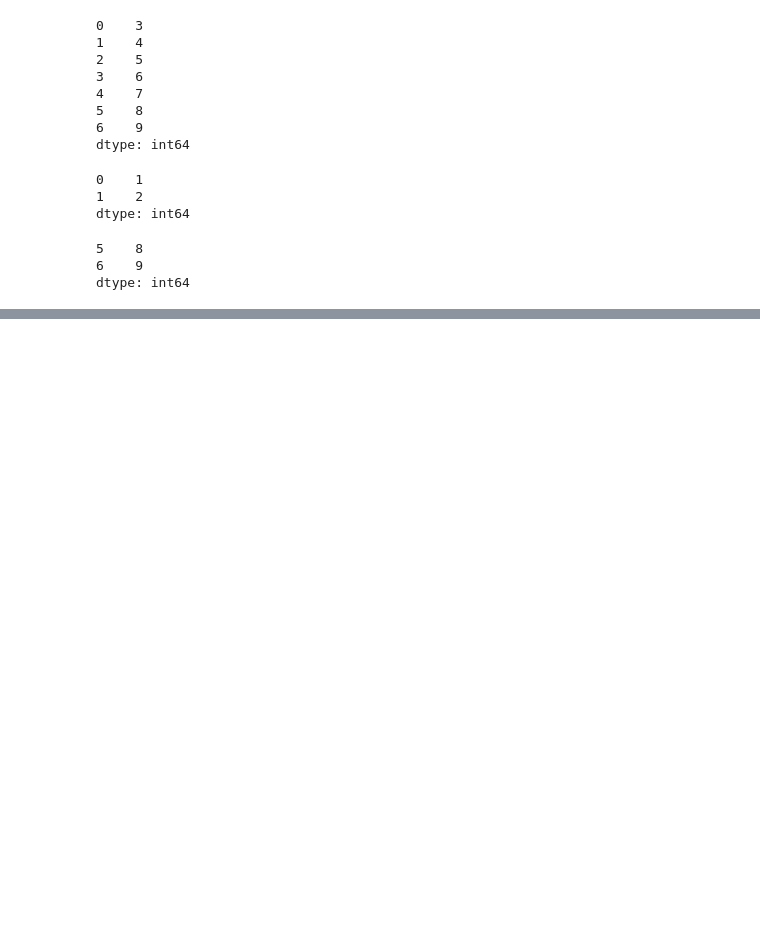
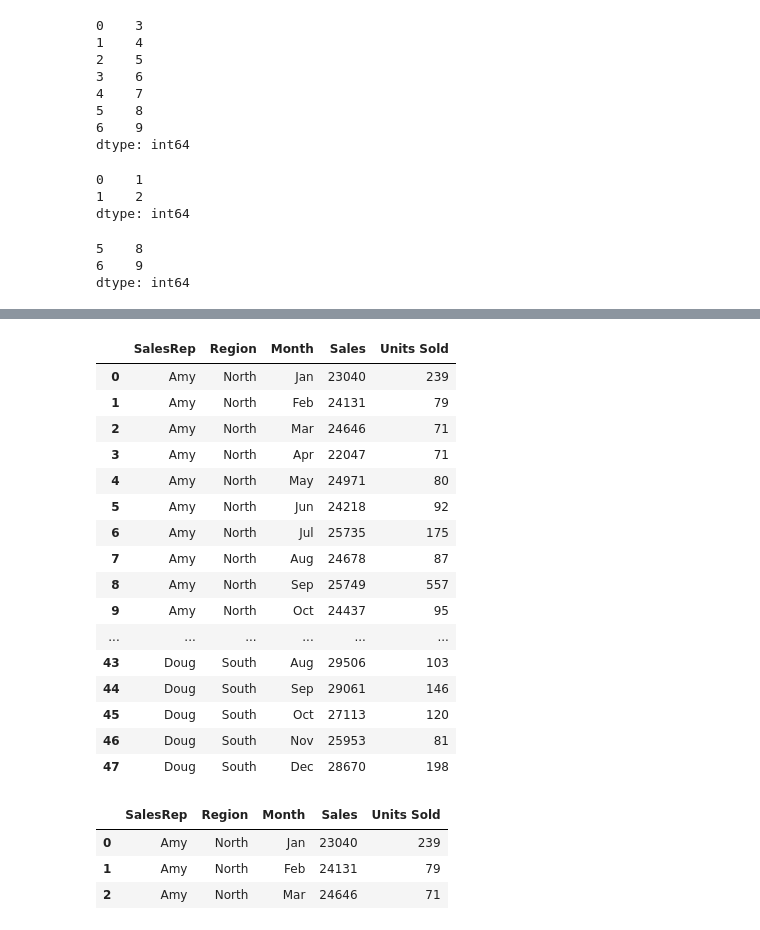
Before and after one commit to Turjo47/DataScience_and_ML_Notes-, a Jupyter notebook: Kaggle_Pandas_problems.ipynb, the cells around one changed output, grey strips where cells are left out. Saved outputs shown, nothing was run; the diff lists cells and outputs as text; code cells hidden in the pictures; blank space fills up the shorter version.

```diff
--- a/Kaggle_Pandas_problems.ipynb
+++ b/Kaggle_Pandas_problems.ipynb
@@ -102,0 +170,28 @@ AttributeError: 'Series' object has no attribute 'concat'
+# %%
+salesDF = pd.read_csv("Dataset/5_Sales.csv")
+salesDF
+# %% [output]
+|  | SalesRep | Region | Month | Sales | Units Sold |
+| 0 | Amy | North | Jan | 23040 | 239 |
+| 1 | Amy | North | Feb | 24131 | 79 |
+| 2 | Amy | North | Mar | 24646 | 71 |
+| 3 | Amy | North | Apr | 22047 | 71 |
+| 4 | Amy | North | May | 24971 | 80 |
+| 5 | Amy | North | Jun | 24218 | 92 |
+| 6 | Amy | North | Jul | 25735 | 175 |
+| 7 | Amy | North | Aug | 24678 | 87 |
+| 8 | Amy | North | Sep | 25749 | 557 |
+| 9 | Amy | North | Oct | 24437 | 95 |
+| ... | ... | ... | ... | ... | ... |
+| 43 | Doug | South | Aug | 29506 | 103 |
+| 44 | Doug | South | Sep | 29061 | 146 |
+| 45 | Doug | South | Oct | 27113 | 120 |
+| 46 | Doug | South | Nov | 25953 | 81 |
+| 47 | Doug | South | Dec | 28670 | 198 |
+# %%
+salesDF.head(3)
+# %% [output]
+|  | SalesRep | Region | Month | Sales | Units Sold |
+| 0 | Amy | North | Jan | 23040 | 239 |
+| 1 | Amy | North | Feb | 24131 | 79 |
+| 2 | Amy | North | Mar | 24646 | 71 |
```
Also changed, not shown: parts of 10 cells of this notebook, 1 other file.
